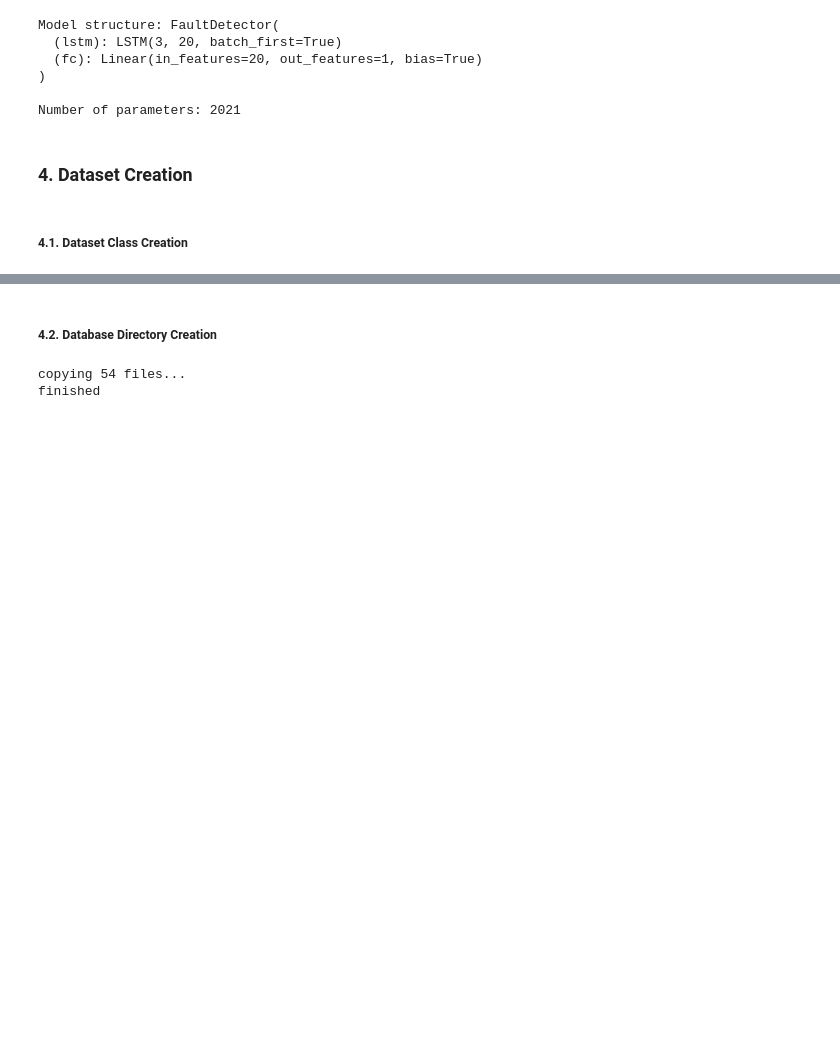
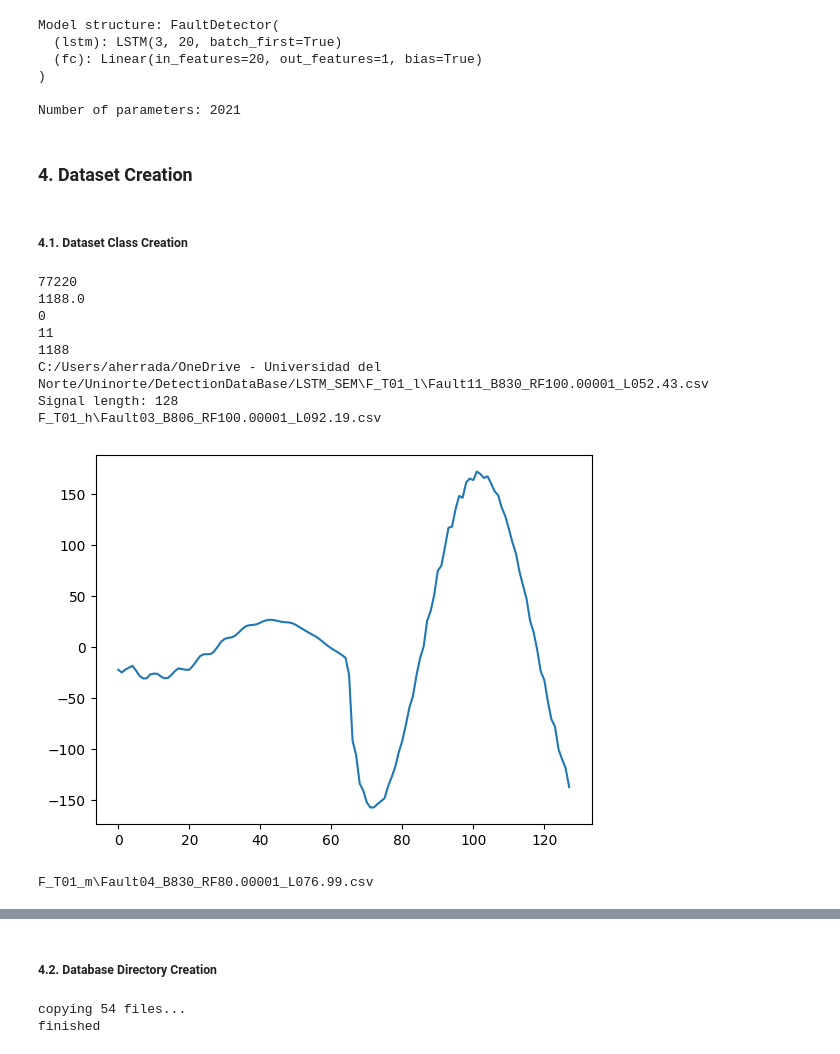
Before and after one commit to alvarohc777/pyTorch, a Jupyter notebook: Formulacion_1_DB2.ipynb, the cells around one changed output, grey strips where cells are left out. Drawn from its saved outputs; the diff is of its cells as text; code cells hidden in the pictures; blank space fills up the shorter version.

Commit message:
Update DataSet class

```diff
--- a/Formulacion_1_DB2.ipynb
+++ b/Formulacion_1_DB2.ipynb
@@ -207,3 +173,40 @@ class Form1Dataset(torch.utils.data.Dataset):
 
     def __len__(self):
         return self.csv_amount * self.max_window_idx
+# %%
+csv_idx = 10
+dataset_dir = "C:/Users/aherrada/OneDrive - Universidad del Norte/Uninorte/DetectionDataBase/LSTM_SEM"
+dataset = Form1Dataset(dataset_dir, signal_names)
+print(len(dataset))
+print(len(dataset)/65)
+signals_window, csv_name = dataset.__getitem__(csv_idx*65 + 65)
+plt.plot(signals_window)
+print(dataset.csv_list[csv_idx])
+# %% [output]
+77220
+1188.0
+0
+11
+1188
+C:/Users/aherrada/OneDrive - Universidad del Norte/Uninorte/DetectionDataBase/LSTM_SEM\F_T01_l\Fault11_B830_RF100.00001_L052.43.csv
+Signal length: 128
+F_T01_h\Fault03_B806_RF100.00001_L092.19.csv
+[figure, added]
+# %%
+# Probar el DataLoader
+dataset_dir = "C:/Users/aherrada/OneDrive - Universidad del Norte/Uninorte/DetectionDataBase/LSTM_SEM_2"
+a = glob.glob(f"{dataset_dir}*.csv")
+
+import os
+
+file_set = set()
+for dir_, _, files in os.walk(dataset_dir):
+    for file_name in files:
+        rel_dir = os.path.relpath(dir_, dataset_dir)
+        rel_file = os.path.join(rel_dir, file_name)
+        file_set.add(rel_file)
+csv_list = list(file_set)
+
+print(csv_list[0])
+# %% [output]
+F_T01_m\Fault04_B830_RF80.00001_L076.99.csv
```
Also changed, not shown: parts of 11 cells of this notebook.
